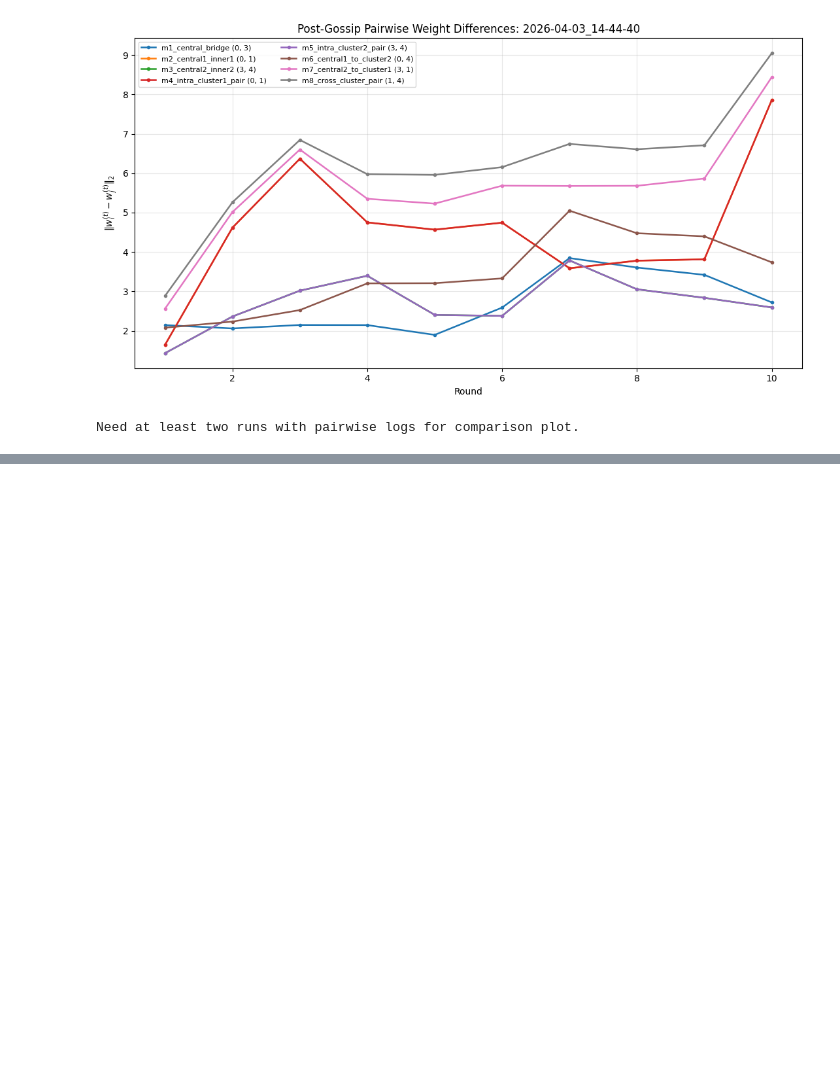
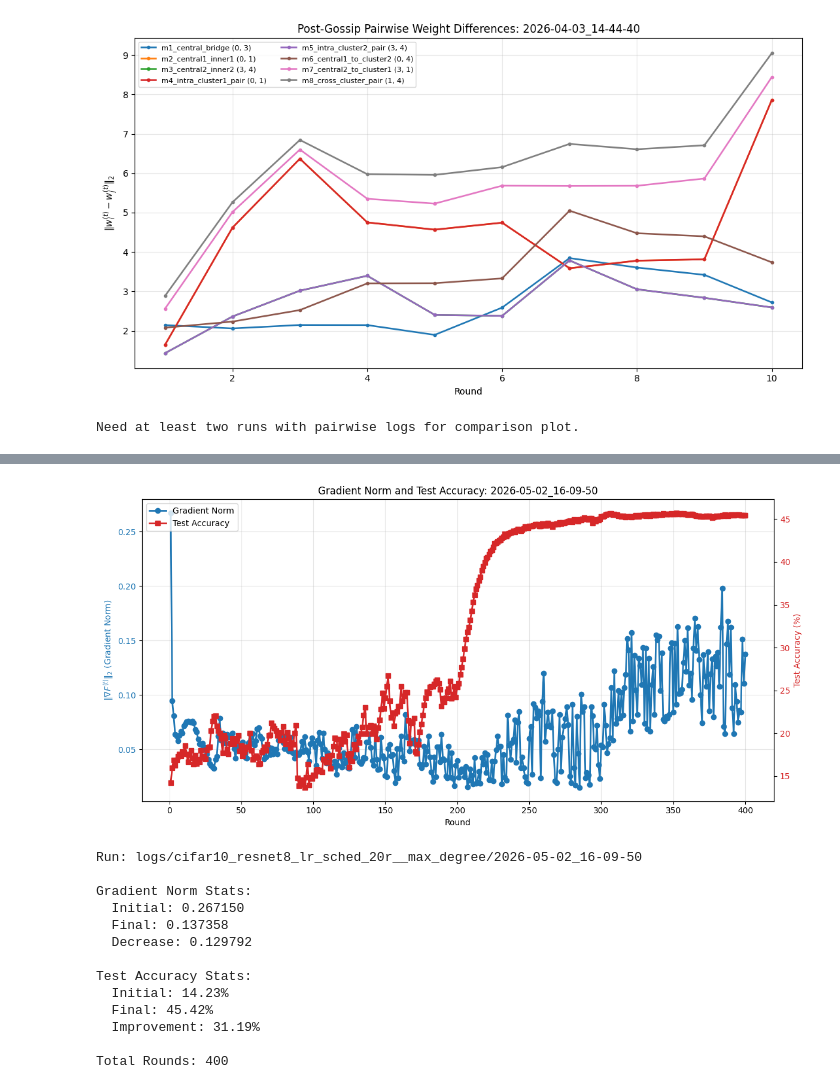
Before and after one commit to M-9acem/FLF, a Jupyter notebook: gradient_analysis.ipynb, the cells around one changed output, grey strips where cells are left out. Drawn from its saved outputs; the diff is of its cells as text; code cells hidden in the pictures; blank space fills up the shorter version.

Commit message:
Feature: Tracking based on gossip round

```diff
--- a/gradient_analysis.ipynb
+++ b/gradient_analysis.ipynb
@@ -499,0 +640,64 @@ Need at least two runs with pairwise logs for comparison plot.
+# %%
+# Plot gradients and test accuracy for specific log
+log_path = Path("logs/cifar10_resnet8_lr_sched_20r__max_degree/2026-05-02_16-09-50")
+
+# Load data
+grad_df = pd.read_csv(log_path / "weighted_gradient_sum_norm.csv")
+test_df = pd.read_csv(log_path / "global_aggregated_metrics.csv")
+
+# Create figure with dual y-axes
+fig, ax1 = plt.subplots(figsize=(12, 6))
+
+# Plot gradient norm on left axis
+color1 = '#1f77b4'
+ax1.set_xlabel('Round')
+ax1.set_ylabel(r'$\|\nabla F^{(t)}\|_2$ (Gradient Norm)', color=color1)
+line1 = ax1.plot(grad_df['round'], grad_df['weighted_grad_sum_norm_l2'],
+                 color=color1, marker='o', linewidth=2, markersize=6, label='Gradient Norm')
+ax1.tick_params(axis='y', labelcolor=color1)
+ax1.grid(True, alpha=0.3)
+
+# Plot test accuracy on right axis
+ax2 = ax1.twinx()
+color2 = '#d62728'
+ax2.set_ylabel('Test Accuracy (%)', color=color2)
+line2 = ax2.plot(test_df['round'], test_df['test_accuracy'],
+                 color=color2, marker='s', linewidth=2, markersize=6, label='Test Accuracy')
+ax2.tick_params(axis='y', labelcolor=color2)
+
+# Add legend
+lines = line1 + line2
+labels = [l.get_label() for l in lines]
+ax1.legend(lines, labels, loc='upper left', fontsize=10)
+
+plt.title(f'Gradient Norm and Test Accuracy: {log_path.name}')
+plt.tight_layout()
+plt.show()
+
+# Print summary statistics
+print(f"Run: {log_path}")
+print(f"\nGradient Norm Stats:")
+print(f"  Initial: {grad_df['weighted_grad_sum_norm_l2'].iloc[0]:.6f}")
+print(f"  Final: {grad_df['weighted_grad_sum_norm_l2'].iloc[-1]:.6f}")
+print(f"  Decrease: {(grad_df['weighted_grad_sum_norm_l2'].iloc[0] - grad_df['weighted_grad_sum_norm_l2'].iloc[-1]):.6f}")
+
+print(f"\nTest Accuracy Stats:")
+print(f"  Initial: {test_df['test_accuracy'].iloc[0]:.2f}%")
+print(f"  Final: {test_df['test_accuracy'].iloc[-1]:.2f}%")
+print(f"  Improvement: {(test_df['test_accuracy'].iloc[-1] - test_df['test_accuracy'].iloc[0]):.2f}%")
+print(f"\nTotal Rounds: {len(grad_df)}")
+# %% [output]
+[figure, added]
+Run: logs/cifar10_resnet8_lr_sched_20r__max_degree/2026-05-02_16-09-50
+
+Gradient Norm Stats:
+  Initial: 0.267150
+  Final: 0.137358
+  Decrease: 0.129792
+
+Test Accuracy Stats:
+  Initial: 14.23%
+  Final: 45.42%
+  Improvement: 31.19%
+
+Total Rounds: 400
```
Also changed, not shown: parts of 4 cells of this notebook, 57 other files.
